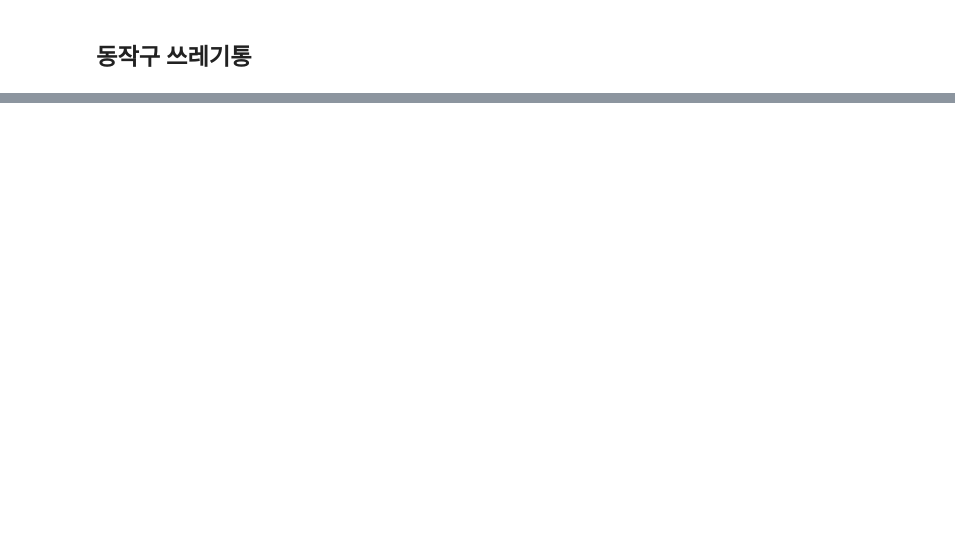
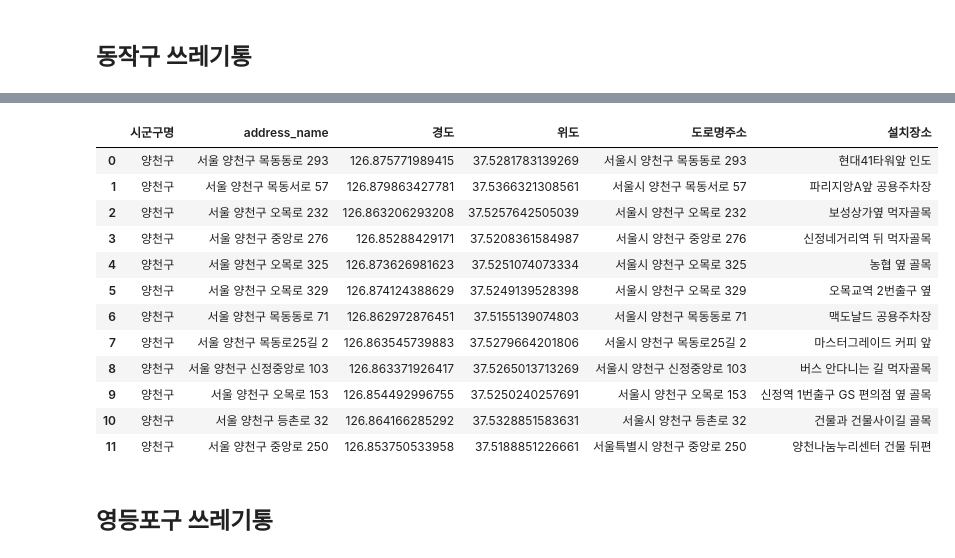
Before and after one commit to HyenC/CigaretteButtBins, a Jupyter notebook: 쓰레기통위경도매칭.ipynb, the cells around one changed output, grey strips where cells are left out. Cells and saved outputs as stored; diff of their text form; code cells hidden in the pictures; blank space fills up the shorter version.

```diff
--- a/쓰레기통위경도매칭.ipynb
+++ b/쓰레기통위경도매칭.ipynb
@@ -328,0 +401,8 @@ seocho_cbb.head()
+# %%
+yangcheonlist = []
+for i in list(yangcheon_cbb['도로명주소']):
+    try:
+        yangcheonlist.append(GetLatLng(i))
+    except Exception as e:
+        print(f'주소 검색 오류: {e}')
+        yangcheonlist.append(None)
@@ -328,0 +413,4 @@ seocho_cbb.head()
+# %%
+yangcheon_latlng = pd.DataFrame(yangcheonlist)
+yangcheon_latlng.columns = ['address_name', '경도', '위도', '도로명주소']
+yangcheon_latlng.head()
@@ -328,0 +424,5 @@ seocho_cbb.head()
+# %%
+yangcheon_m = pd.merge(yangcheon_latlng, yangcheon_cbb, on=['도로명주소'], how='left')
+yangcheon_m.drop_duplicates
+print(yangcheon_m.shape)
+yangcheon_m.head()
@@ -328,0 +437,18 @@ seocho_cbb.head()
+# %%
+yangcheon_m['시군구명'] = '양천구'
+# %%
+yangcheon_m[['시군구명', 'address_name', '경도', '위도', '도로명주소', '설치장소']]
+# %% [output]
+|  | 시군구명 | address_name | 경도 | 위도 | 도로명주소 | 설치장소 |
+| 0 | 양천구 | 서울 양천구 목동동로 293 | 126.875771989415 | 37.5281783139269 | 서울시 양천구 목동동로 293 | 현대41타워앞 인도 |
+| 1 | 양천구 | 서울 양천구 목동서로 57 | 126.879863427781 | 37.5366321308561 | 서울시 양천구 목동서로 57 | 파리지앙A앞 공용주차장 |
+| 2 | 양천구 | 서울 양천구 오목로 232 | 126.863206293208 | 37.5257642505039 | 서울시 양천구 오목로 232 | 보성상가옆 먹자골목 |
+| 3 | 양천구 | 서울 양천구 중앙로 276 | 126.85288429171 | 37.5208361584987 | 서울시 양천구 중앙로 276 | 신정네거리역 뒤 먹자골목 |
+| 4 | 양천구 | 서울 양천구 오목로 325 | 126.873626981623 | 37.5251074073334 | 서울시 양천구 오목로 325 | 농협 옆 골목 |
+| 5 | 양천구 | 서울 양천구 오목로 329 | 126.874124388629 | 37.5249139528398 | 서울시 양천구 오목로 329 | 오목교역 2번출구 옆 |
+| 6 | 양천구 | 서울 양천구 목동동로 71 | 126.862972876451 | 37.5155139074803 | 서울시 양천구 목동동로 71 | 맥도날드 공용주차장 |
+| 7 | 양천구 | 서울 양천구 목동로25길 2 | 126.863545739883 | 37.5279664201806 | 서울시 양천구 목동로25길 2 | 마스터그레이드 커피 앞 |
+| 8 | 양천구 | 서울 양천구 신정중앙로 103 | 126.863371926417 | 37.5265013713269 | 서울시 양천구 신정중앙로 103 | 버스 안다니는 길 먹자골목 |
+| 9 | 양천구 | 서울 양천구 오목로 153 | 126.854492996755 | 37.5250240257691 | 서울시 양천구 오목로 153 | 신정역 1번출구 GS 편의점 옆 골목 |
+| 10 | 양천구 | 서울 양천구 등촌로 32 | 126.864166285292 | 37.5328851583631 | 서울시 양천구 등촌로 32 | 건물과 건물사이길 골목 |
+| 11 | 양천구 | 서울 양천구 중앙로 250 | 126.853750533958 | 37.5188851226661 | 서울특별시 양천구 중앙로 250 | 양천나눔누리센터 건물 뒤편 |
@@ -328,0 +457,2 @@ seocho_cbb.head()
+# %% [markdown]
+## 영등포구 쓰레기통
```
Also changed, not shown: parts of 80 cells of this notebook.
